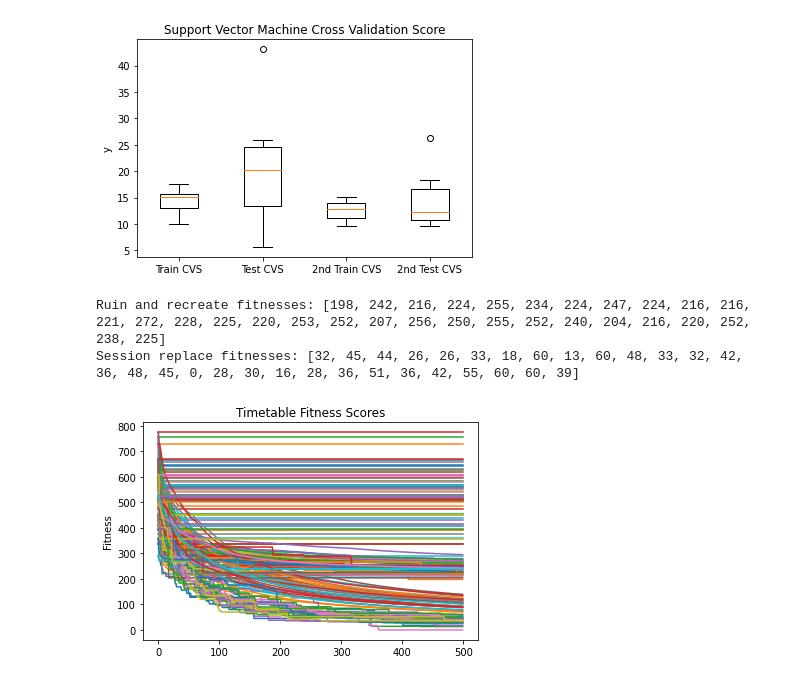
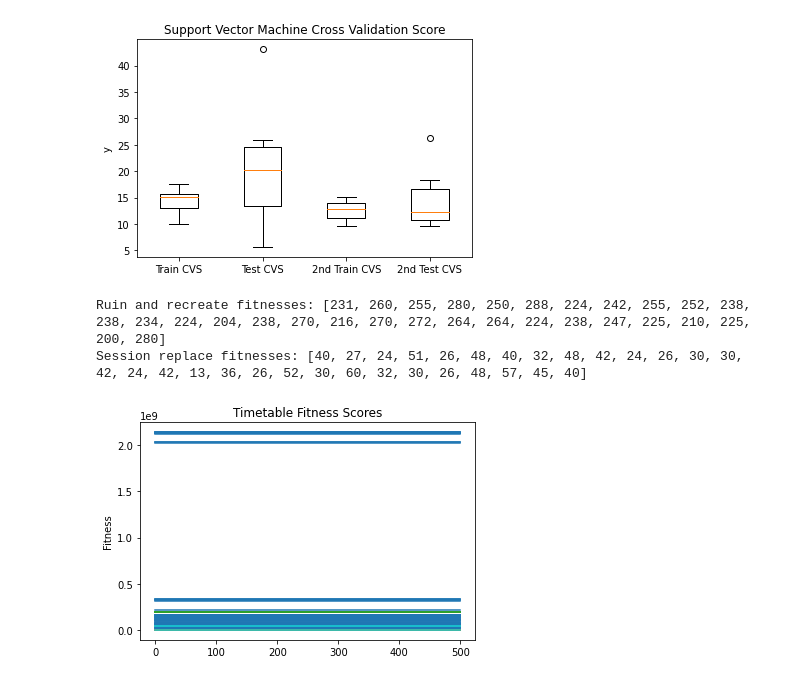
Before and after one commit to SamAlcock/COMP2002-CW70, a Jupyter notebook: COMP2002 CW70.ipynb, the cells around one changed output. Drawn from its saved outputs; the diff is of its cells as text; code cells hidden in the pictures.

Commit message:
Fixed mutations where labs couldnt be switched between each lab room

```diff
--- a/COMP2002 CW70.ipynb
+++ b/COMP2002 CW70.ipynb
@@ -324,8 +324,23 @@ def generate_solution():
 # Task 2.2 - Algorithm implementation
 def ruin_recreate_mutate(parent):
     child = parent.copy()
-    for i in range(len(child)):
-        random.shuffle(child[i])
+    merged_labs = [child[1], child[2]]
+    merged_labs_1d = []
+
+    for i in range(len(merged_labs)):
+        for j in range(len(merged_labs[i])):
+            merged_labs_1d.append(merged_labs[i][j])
+
+
+    random.shuffle(merged_labs_1d)
+    #print(merged_labs_1d)
+    for i in range(len(merged_labs_1d)):
+        if i < 20:
+            child[1][i] = merged_labs_1d[i]
+        else:
+            child[2][i - 20] = merged_labs_1d[i]
+
+    random.shuffle(child[0])
     return child
 
 def session_replace_mutate(parent):
@@ -333,15 +348,19 @@ def session_replace_mutate(parent):
     idx = random.randint(0, 2)
     session_1 = random.randint(0, 19)
     session_2 = random.randint(0, 19)
-    child[idx][session_1], child[idx][session_2] = child[idx][session_2], child[idx][session_1]
 
+    if idx == 1 or idx == 2:
+        idx_2 = random.randint(1, 2)
+        child[idx][session_1], child[idx_2][session_2] = child[idx_2][session_2], child[idx][session_1]
+    else:
+        child[idx][session_1], child[idx][session_2] = child[idx][session_2], child[idx][session_1]
     return child
 
 def less_than_equal(a ,b):
     return a <= b
 
-def hillclimber(Niter, mutation):
-    iter_fitness = []
+def hillclimber(Niter, mutation, j):
+    iter_fitness = np.empty([500, 30], dtype = int)
     averages = []
     maximums = []
     minimums = []
@@ -351,9 +370,10 @@ def hillclimber(Niter, mutation):
 
 
     # Loop for Niter iteration.
-    for iter in range(Niter):
+    for i in range(Niter):
 
-        iter_fitness.append(parent_fitness)
+        iter_fitness[i][j] = parent_fitness
+
         # Mutate
         child = mutation(parent)
 
@@ -366,7 +386,7 @@ def hillclimber(Niter, mutation):
             parent_fitness = child_fitness
 
         average = calculate_average(iter_fitness)
-        minimum, maximum = find_min_max(iter_fitness)
+        minimum, maximum = find_min_max(iter_fitness, j)
 
         minimums.append(minimum)
         maximums.append(maximum)
@@ -382,51 +402,49 @@ def calculate_average(iter_fitness):
     for i in range(len(iter_fitness)):
         total = total + iter_fitness[i]
     average = total / len(iter_fitness)
-    average = round(average)
+    #average = round(average)
 
     return average
 
-def find_min_max(iter_fitness):
-    iter_fitness = sorted(iter_fitness)
+def find_min_max(iter_fitness, j):
+    iter_fitness[j] = sorted(iter_fitness[j])
     minimum = iter_fitness[0]
     maximum = iter_fitness[-1]
+
     return minimum, maximum
 
 
 def plot_points(maximums, minimums, averages):
     iters = np.arange(500)
     plt.plot(iters, maximums)
     plt.plot(iters, minimums)
     plt.plot(iters, averages)
 
 # Run hillclimber here
 fitness_list_ruin_recreate = []
 fitness_list_session_replace = []
 
 for i in range(30):
-    solution, fitness = hillclimber(500, ruin_recreate_mutate)
+    solution, fitness = hillclimber(500, ruin_recreate_mutate, i)
 
     fitness_list_ruin_recreate.append(fitness)
 
-    solution, fitness = hillclimber(500, session_replace_mutate)
+    solution, fitness = hillclimber(500, session_replace_mutate, i)
 
     fitness_list_session_replace.append(fitness)
 
 print(f"Ruin and recreate fitnesses: {fitness_list_ruin_recreate}")
 print(f"Session replace fitnesses: {fitness_list_session_replace}")
 
 plt.title("Timetable Fitness Scores")
 
-
-#plt.boxplot([fitness_list_ruin_recreate, fitness_list_session_replace])
-#plt.xticks([1, 2], ["Ruin and Recreate", "Session Replace"])
 plt.ylabel("Fitness")
 plt.show()
 
 # Session replace is the best method, this is because the child keeps good features of the parent. Whereas ruin and recreate children
 # are completely different from parents. As shown in the graph, this will lead to fitness scores being higher than they are in session replace, as session
 # replace children can build on good features of their parents.
 # %% [output]
-Ruin and recreate fitnesses: [198, 242, 216, 224, 255, 234, 224, 247, 224, 216, 216, 221, 272, 228, 225, 220, 253, 252, 207, 256, 250, 255, 252, 240, 204, 216, 220, 252, 238, 225]
-Session replace fitnesses: [32, 45, 44, 26, 26, 33, 18, 60, 13, 60, 48, 33, 32, 42, 36, 48, 45, 0, 28, 30, 16, 28, 36, 51, 36, 42, 55, 60, 60, 39]
+Ruin and recreate fitnesses: [231, 260, 255, 280, 250, 288, 224, 242, 255, 252, 238, 238, 234, 224, 204, 238, 270, 216, 270, 272, 264, 264, 224, 238, 247, 225, 210, 225, 200, 280]
+Session replace fitnesses: [40, 27, 24, 51, 26, 48, 40, 32, 48, 42, 24, 26, 30, 30, 42, 24, 42, 13, 36, 26, 52, 30, 60, 32, 30, 26, 48, 57, 45, 40]
-[figure, old version]
+[figure, new version]
```
